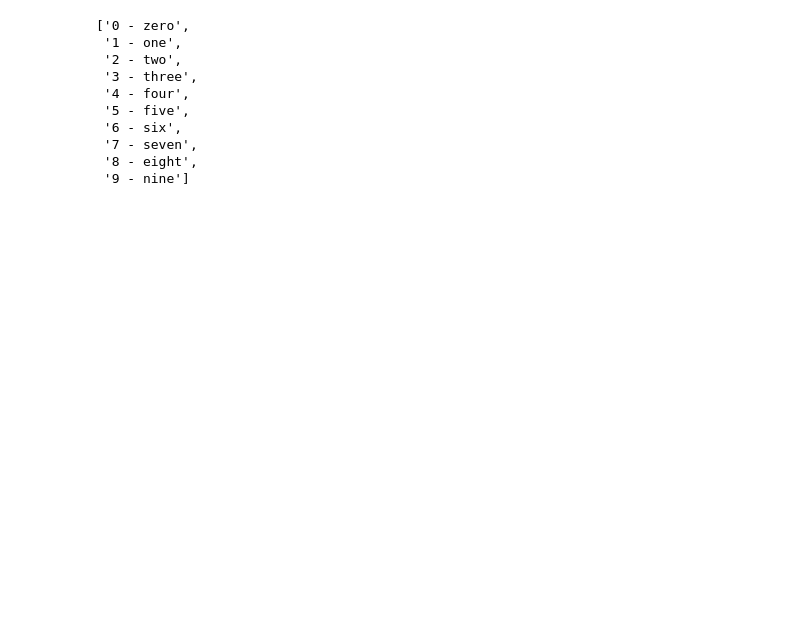
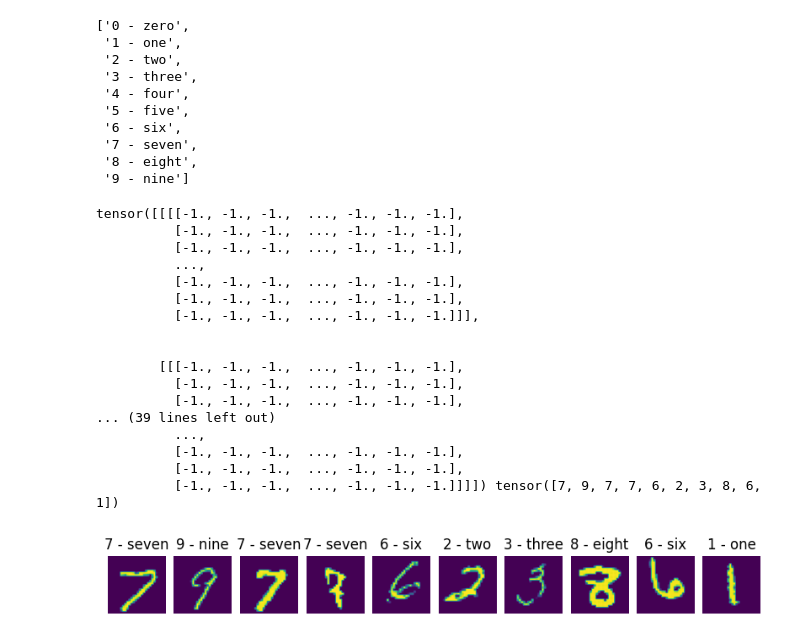
Before and after one commit to bigyan08/pytorch_for_deep_learning, a Jupyter notebook: course_lessons/digit_recognition.ipynb, the cells around one changed output. Cells and saved outputs as stored; diff of their text form; code cells hidden in the pictures; blank space fills up the shorter version.

Commit message:
visualizing and building the model

```diff
--- a/course_lessons/digit_recognition.ipynb
+++ b/course_lessons/digit_recognition.ipynb
@@ -9,7 +9,7 @@ import matplotlib.pyplot as plt
 import seaborn as sns
 from mpl_toolkits.axes_grid1.axes_grid import ImageGrid
 # %%
-transform = transforms.Compose([transforms.ToTensor(), transforms.Normalize((0.5, 0.5, 0.5), (0.5, 0.5, 0.5)) ])
+transform = transforms.Compose([transforms.ToTensor(), transforms.Normalize((0.5), (0.5)) ])
 # %%
 trainset = datasets.MNIST(root="./data",download=True,train=True,transform=transform)
 testset = datasets.MNIST(root="./data",download=True,train=False,transform=transform)
@@ -65,0 +29,38 @@ def show_image(dataset,num_images =10):
+# %%
+def show_image(dataset,num_images =10):
+  dataloader = DataLoader(dataset,batch_size=10,shuffle=True)
+  images,labels = next(iter(dataloader))
+  print(images,labels)
+
+  fig = plt.figure(figsize=(10,10))
+  no_of_columns = 5
+  no_of_rows = num_images // no_of_columns # // is a floor division
+  grid = ImageGrid(fig,  111, nrows_ncols=(1, 10), axes_pad=0.1, share_all=True)
+
+  for i in range(num_images):
+        grid[i].imshow(np.clip(images.numpy()[i].transpose(1,  2,  0),  0,  1))
+        grid[i].axis('off')
+        grid[i].set_title(dataset.classes[labels[i]])
+
+  plt.show()
+
+show_image(trainset)
+# %% [output]
+tensor([[[[-1., -1., -1.,  ..., -1., -1., -1.],
+          [-1., -1., -1.,  ..., -1., -1., -1.],
+          [-1., -1., -1.,  ..., -1., -1., -1.],
+          ...,
+          [-1., -1., -1.,  ..., -1., -1., -1.],
+          [-1., -1., -1.,  ..., -1., -1., -1.],
+          [-1., -1., -1.,  ..., -1., -1., -1.]]],
+
+
+        [[[-1., -1., -1.,  ..., -1., -1., -1.],
+          [-1., -1., -1.,  ..., -1., -1., -1.],
+          [-1., -1., -1.,  ..., -1., -1., -1.],
+... (39 lines left out)
+          ...,
+          [-1., -1., -1.,  ..., -1., -1., -1.],
+          [-1., -1., -1.,  ..., -1., -1., -1.],
+          [-1., -1., -1.,  ..., -1., -1., -1.]]]]) tensor([7, 9, 7, 7, 6, 2, 3, 8, 6, 1])
+[figure, added]
```
Also changed, not shown: parts of 9 cells of this notebook.
